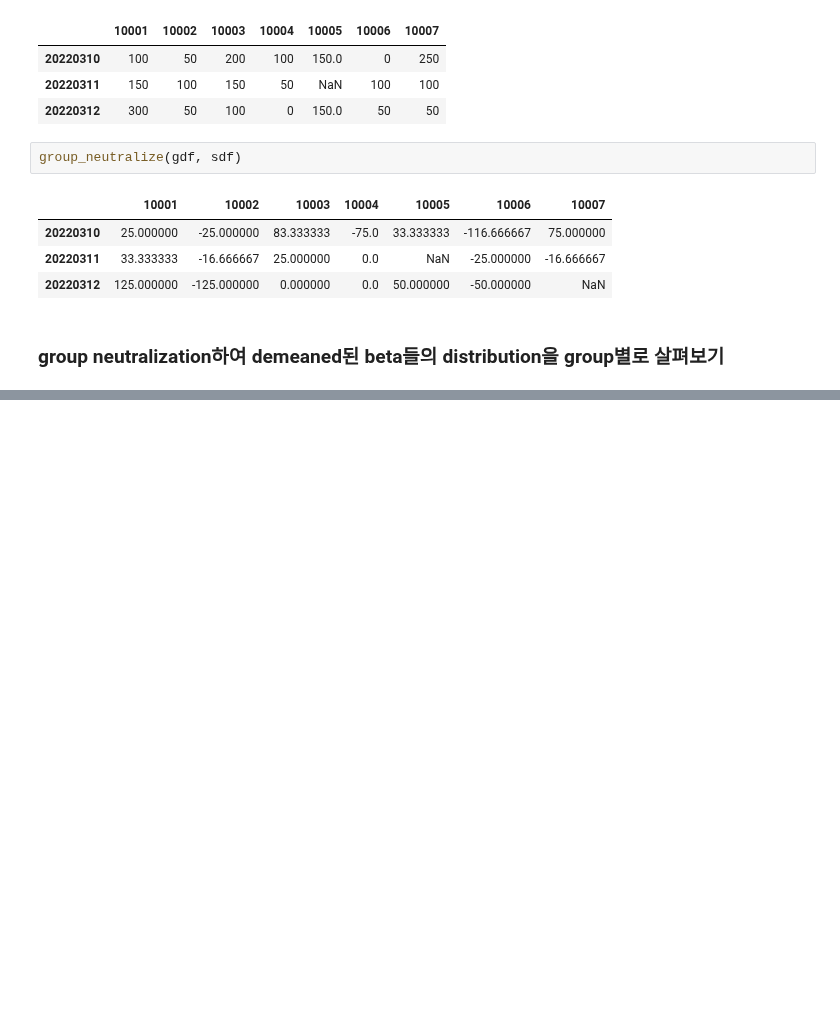
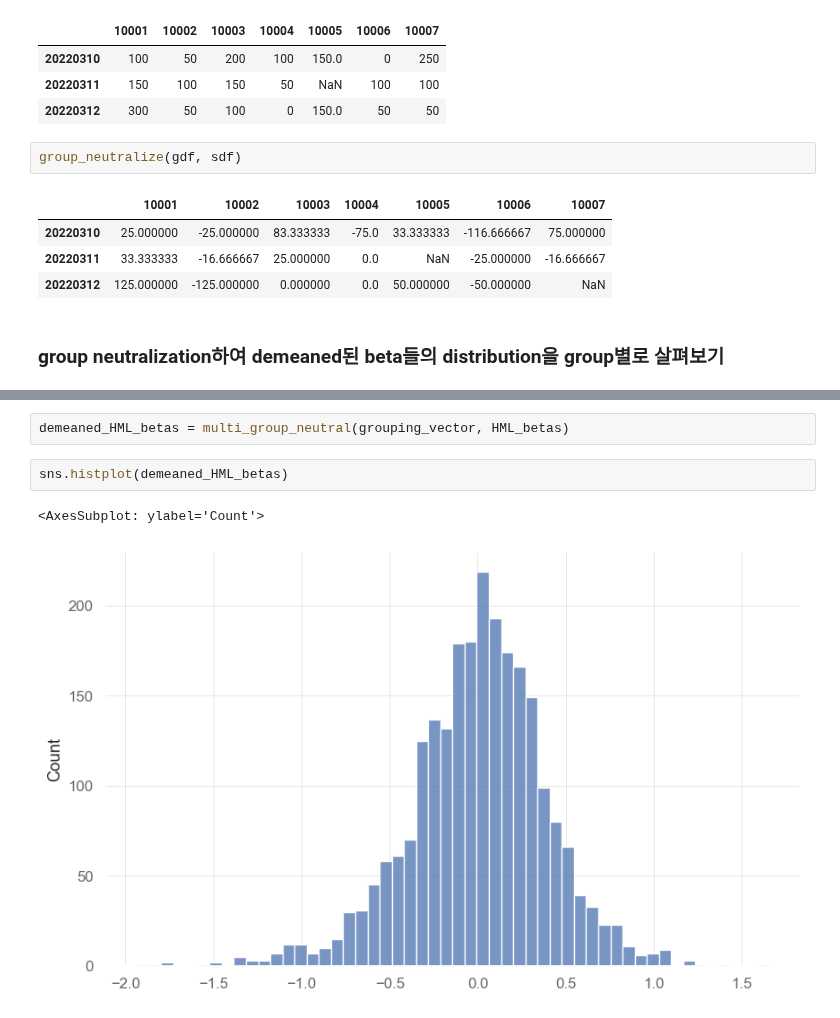
Before and after one commit to jaepil-choi/korquanttools, a Jupyter notebook: notebooks/factor_research.ipynb, the cells around one changed output, grey strips where cells are left out. Drawn from its saved outputs; the diff is of its cells as text; blank space fills up the shorter version.

```diff
--- a/notebooks/factor_research.ipynb
+++ b/notebooks/factor_research.ipynb
@@ -1096,0 +1172,7 @@ group_neutralize(gdf, sdf)
+# %%
+demeaned_HML_betas = multi_group_neutral(grouping_vector, HML_betas)
+# %%
+sns.histplot(demeaned_HML_betas)
+# %% [output]
+<AxesSubplot: ylabel='Count'>
+[figure, added]
```
Also changed, not shown: parts of 9 cells of this notebook.
